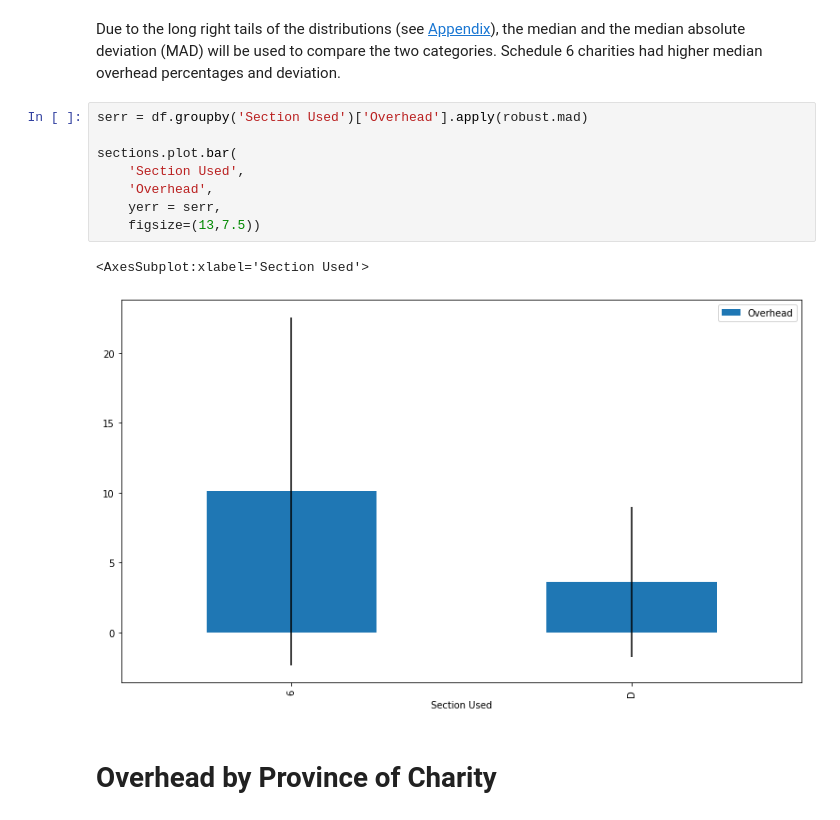
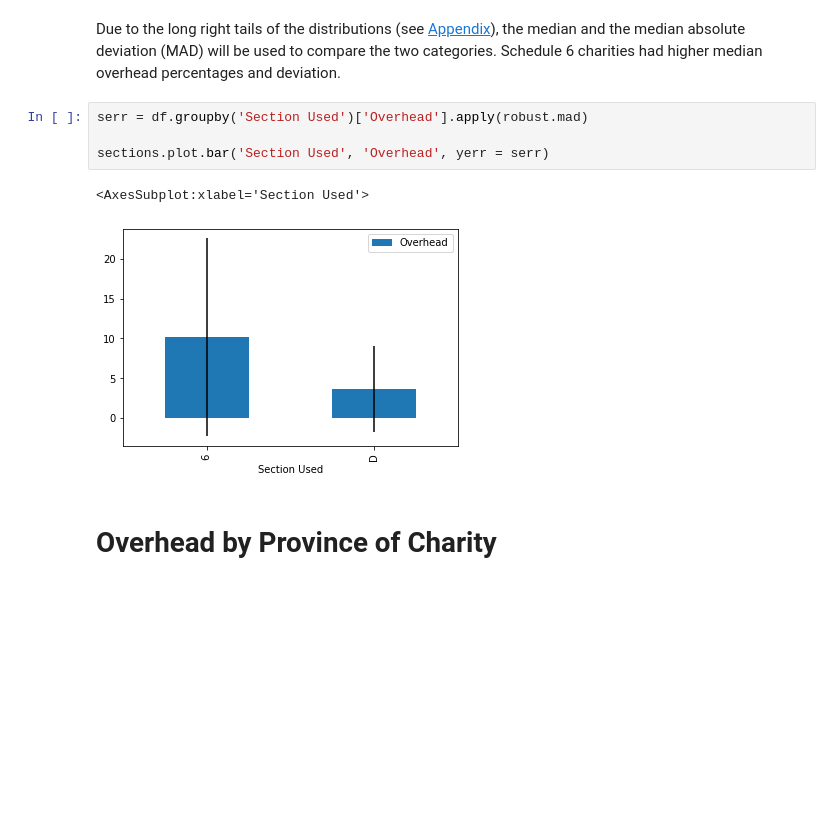
Before and after one commit to carlodghalnin/Canadian_Charity_Overhead_Analysis, a Jupyter notebook: Canada_Charity_Overhead_Analysis.ipynb, the cells around one changed output. Drawn from its saved outputs; the diff is of its cells as text; blank space fills up the shorter version.

```diff
--- a/Canada_Charity_Overhead_Analysis.ipynb
+++ b/Canada_Charity_Overhead_Analysis.ipynb
@@ -175,14 +151,10 @@ Due to the long right tails of the distributions (see [Appendix](#SUd)), the med
 # %%
 serr = df.groupby('Section Used')['Overhead'].apply(robust.mad)
 
-sections.plot.bar(
-    'Section Used',
-    'Overhead',
-    yerr = serr,
-    figsize=(13,7.5))
+sections.plot.bar('Section Used', 'Overhead', yerr = serr)
 # %% [output]
 <AxesSubplot:xlabel='Section Used'>
-[figure, old version]
+[figure, new version]
 # %% [markdown]
 <h1>Overhead by Province of Charity</h1>
 # %% [markdown]
```
Also changed, not shown: parts of 16 cells of this notebook.
